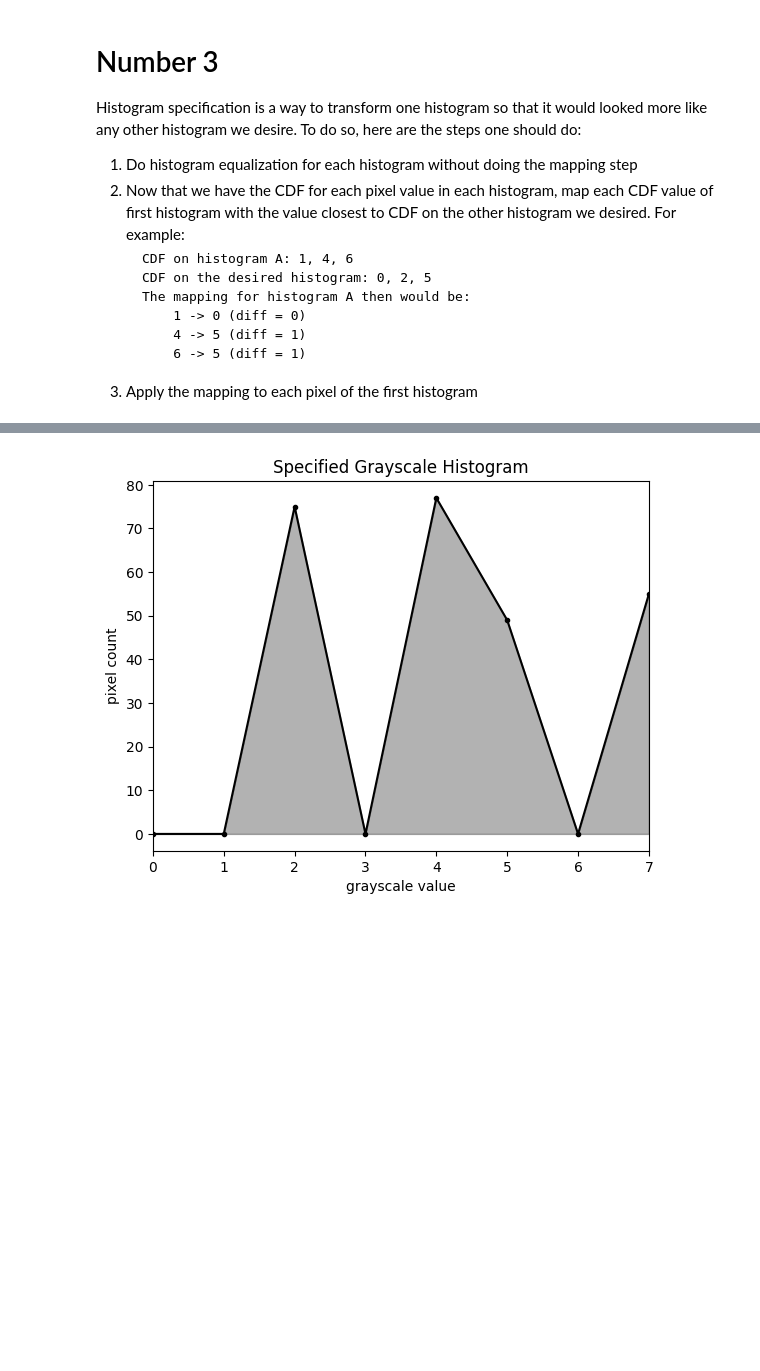
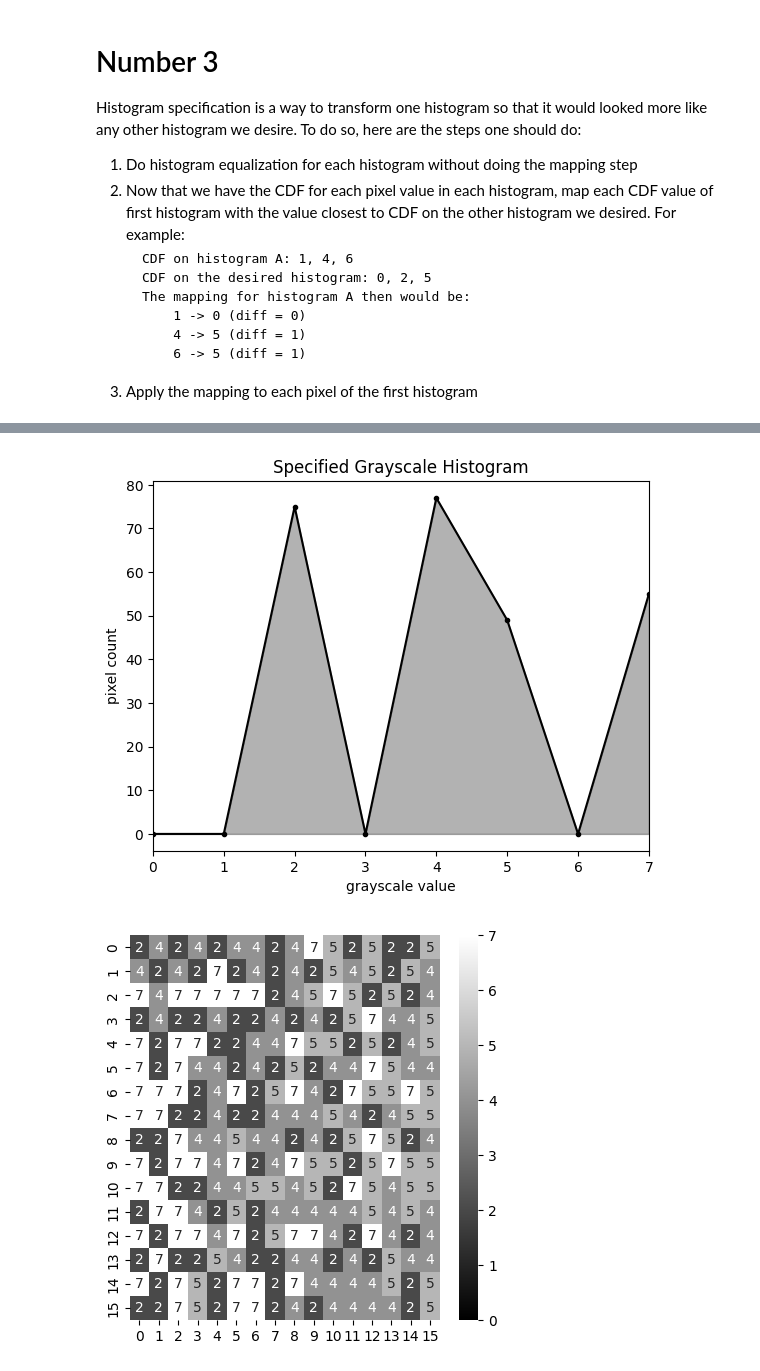
Before and after one commit to solsteace/Kata__image-processing, a Jupyter notebook: act04/1.ipynb, the cells around one changed output, grey strips where cells are left out. Cells and saved outputs as stored; diff of their text form; code cells hidden in the pictures; blank space fills up the shorter version.

```diff
--- a/act04/1.ipynb
+++ b/act04/1.ipynb
@@ -197,30 +195,32 @@ def solveNum3():
         idxMin = 0
         for ptr in range(len(transformedDesiredImagePixels)):
             if (abs(val - transformedDesiredImagePixels[idxMin]) >=
                 abs(val - transformedDesiredImagePixels[ptr])
             ):
                 idxMin = ptr
 
         return transformedDesiredImagePixels[idxMin]
 
     #print(transformedImagePixels)
     transformedImagePixels = list(map(lambda x: getNearest(x), transformedImagePixels))
     #print(transformedDesiredImagePixels)
     #print(transformedImagePixels)
 
     renderHistogram(np.histogram(image, bins=(8), range=(0, 8)), 4, "Original Grayscale Histogram")
     imageFreq = [0 for _ in range(8)]
     for ydx in range(IMAGE.shape[0]):
         for xdx in range(IMAGE.shape[1]):
             image[ydx][xdx] = transformedImagePixels[image[ydx][xdx]]
             imageFreq[image[ydx][xdx]] += 1
 
     # Inspect initial histograms
     renderHistogram(np.histogram(desiredImage, bins=(8), range=(0, 8)), 4, "Desired Grayscale Histogram")
     renderHistogram(np.histogram(image, bins=(8), range=(0, 8)), 4, "Specified Grayscale Histogram")
+    showImage(image, 7);
 
 solveNum3()
 # %% [output]
 [figure]
 [figure]
 [figure]
+[figure, added]
```
Also changed, not shown: parts of 3 cells of this notebook.
